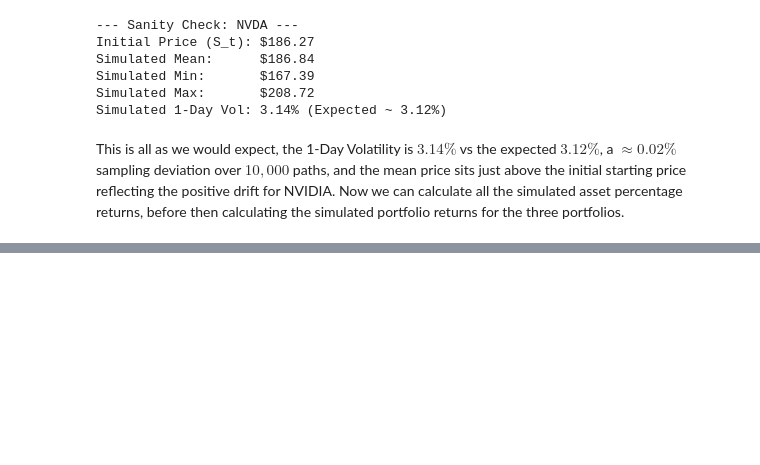
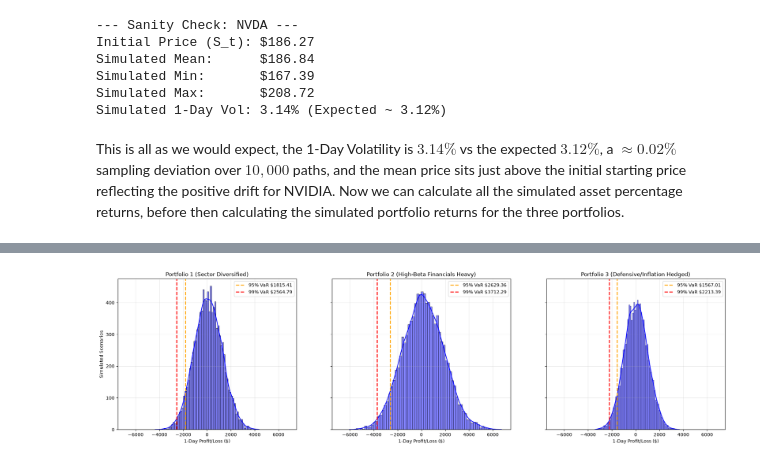
Before and after one commit to joekobylarz/portfolio-var-model, a Jupyter notebook: notebooks/var_model.ipynb, the cells around one changed output, grey strips where cells are left out. Cells and saved outputs as stored; diff of their text form; code cells hidden in the pictures; blank space fills up the shorter version.

Commit message:
Monte Carlo VaR simulation results, comparison, and analysis

```diff
--- a/notebooks/var_model.ipynb
+++ b/notebooks/var_model.ipynb
@@ -680,0 +718,26 @@ mc_var99_pf3 = abs(np.percentile(mc_pf3_returns, 1))
+# %%
+#Using the code used to visualise the VaR for each portfolio before, tweaking to represent the simulated data
+portfolios = [
+    ("Portfolio 1 (Sector Diversified)", mc_pf1_returns),
+    ("Portfolio 2 (High-Beta Financials Heavy)", mc_pf2_returns),
+    ("Portfolio 3 (Defensive/Inflation Hedged)", mc_pf3_returns)
+]
+#Create the side by side plots
+fig, axes = plt.subplots(nrows=1, ncols=3, figsize=(24, 6), sharex=True, sharey=True)
+
+for i, (title, returns) in enumerate(portfolios):
+    mcvar95 = np.percentile(returns, 5)
+    mcvar99 = np.percentile(returns, 1)
+
+    sns.histplot(returns, bins=70, kde=True, color='blue', alpha=0.5, ax=axes[i])
+    axes[i].axvline(mcvar95, color='orange', linestyle='--', linewidth=2, label=f'95% VaR ${-mcvar95:.2f}')
+    axes[i].axvline(mcvar99, color='red', linestyle='--', linewidth=2, label=f'99% VaR ${-mcvar99:.2f}')
+
+    axes[i].set_xlim(-7500, 7500)  # Set x-axis limits for better comparison (this does mean losing some of the extreme tails, but it will make the plots more comparable)
+    axes[i].set_title(title)
+    axes[i].set_xlabel('1-Day Profit/Loss ($)')
+    axes[i].set_ylabel('Simulated Scenarios')
+    axes[i].legend()
+    axes[i].grid(True, alpha=0.3)
+# %% [output]
+[figure, added]
```
Also changed, not shown: parts of 10 cells of this notebook, 1 other file.
